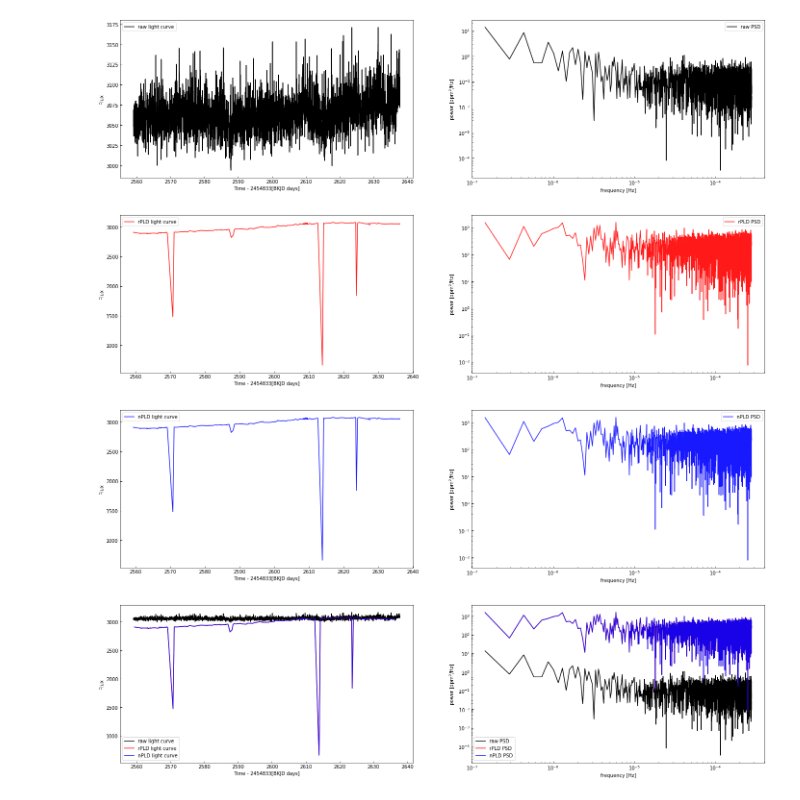
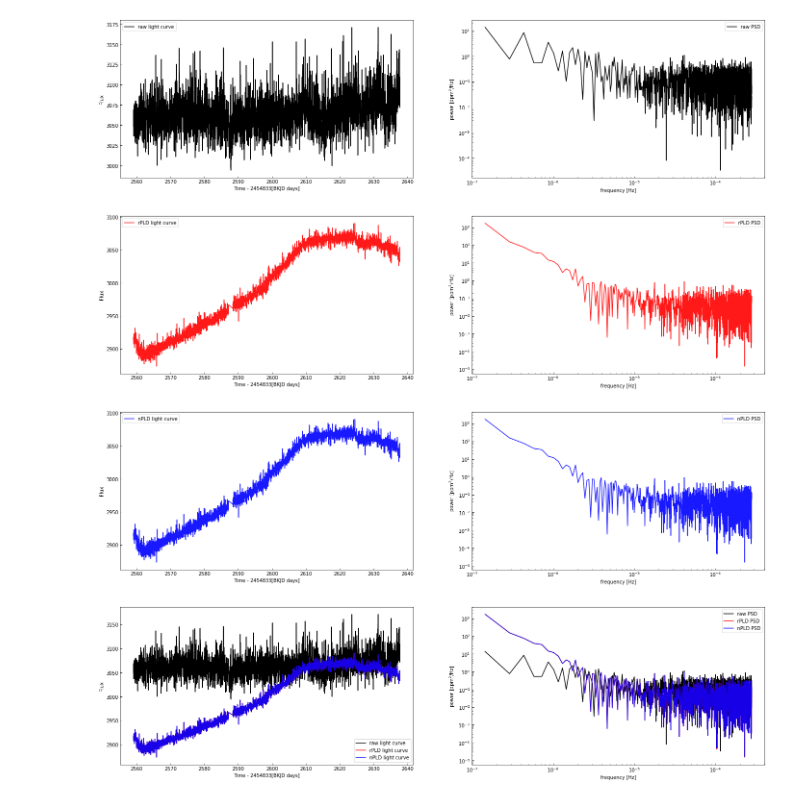
Before and after one commit to rrybuttry/agn_everest, a Jupyter notebook: everest_manual_detrend.ipynb, the cells around one changed output. Cells and saved outputs as stored; diff of their text form; code cells hidden in the pictures.

Commit message:
added removal of bad cadences from everest light curve extraction

```diff
--- a/everest_manual_detrend.ipynb
+++ b/everest_manual_detrend.ipynb
@@ -87,8 +92,10 @@ Text(0.5, 0.98, 'EPIC 220165960, K2 Campaign 8')
 epic = 220436242
 # %%
 rpld_0 = everest.detrender.rPLD(epic, season=8)
+rpld_mask_0 = (np.isin(np.arange(3852+1), np.concatenate([rpld_0.nanmask, rpld_0.badmask, rpld_0.mask])))
 # %%
 npld_0 = everest.detrender.nPLD(epic, season=8)
+npld_mask_0 = (np.isin(np.arange(3852+1), np.concatenate([npld_0.nanmask, npld_0.badmask, npld_0.mask])))
 # %%
 tpf = lk.search_targetpixelfile(epic, campaign=8).download() # define tpf
 
@@ -106,21 +113,18 @@ plot_lc_PSD(lc_raw.time, lc_raw.flux, ax[0], ax[1], l="raw", f=k2_freq, color='k
 # %%
 fig, ax = plt.subplots(1,2, figsize=(24,6))
 sortingr = np.array(rpld_0.time[~rpld_0.mask]).argsort()
-plot_lc_PSD(rpld_0.time[~rpld_0.mask][sortingr], rpld_0.flux[~rpld_0.mask][sortingr], ax[0], ax[1], l="rPLD", f=k2_freq,  color='r', alpha=0.9)
+plot_lc_PSD(rpld_0.time[~rpld_mask_0], rpld_0.flux[~rpld_mask_0], ax[0], ax[1], l="rPLD", f=k2_freq,  color='r', alpha=0.9)
 # %% [output]
-[figure, old version]
+[figure, new version]
 # %%
 fig, ax = plt.subplots(1,2, figsize=(24,6))
-sorting = np.array(npld_0.time[~npld_0.mask]).argsort()
-plot_lc_PSD(npld_0.time[~npld_0.mask][sorting], npld_0.flux[~npld_0.mask][sorting], ax[0], ax[1], l="nPLD", f=k2_freq,  color='b', alpha=0.9)
+plot_lc_PSD(npld_0.time[~npld_mask_0], npld_0.flux[~npld_mask_0], ax[0], ax[1], l="nPLD", f=k2_freq,  color='b', alpha=0.9)
 # %% [output]
-[figure, old version]
+[figure, new version]
 # %%
 fig, ax = plt.subplots(1,2, figsize=(24,6))
 plot_lc_PSD(lc_raw.time, lc_raw.flux, ax[0], ax[1], l="raw", f=k2_freq, color='k', alpha=1.0)
-sortingr = np.array(rpld_0.time[~rpld_0.mask]).argsort()
-plot_lc_PSD(rpld_0.time[~rpld_0.mask][sortingr], rpld_0.flux[~rpld_0.mask][sortingr], ax[0], ax[1], l="rPLD", f=k2_freq,  color='r', alpha=0.9)
-sorting = np.array(npld_0.time[~npld_0.mask]).argsort()
-plot_lc_PSD(npld_0.time[~npld_0.mask][sorting], npld_0.flux[~npld_0.mask][sorting], ax[0], ax[1], l="nPLD", f=k2_freq,  color='b', alpha=0.9)
+plot_lc_PSD(rpld_0.time[~rpld_mask_0], rpld_0.flux[~rpld_mask_0], ax[0], ax[1], l="rPLD", f=k2_freq,  color='r', alpha=0.9)
+plot_lc_PSD(npld_0.time[~npld_mask_0], npld_0.flux[~npld_mask_0], ax[0], ax[1], l="nPLD", f=k2_freq,  color='b', alpha=0.9)
 # %% [output]
-[figure, old version]
+[figure, new version]
```
Also changed, not shown: parts of 24 cells of this notebook, 4 other files.
